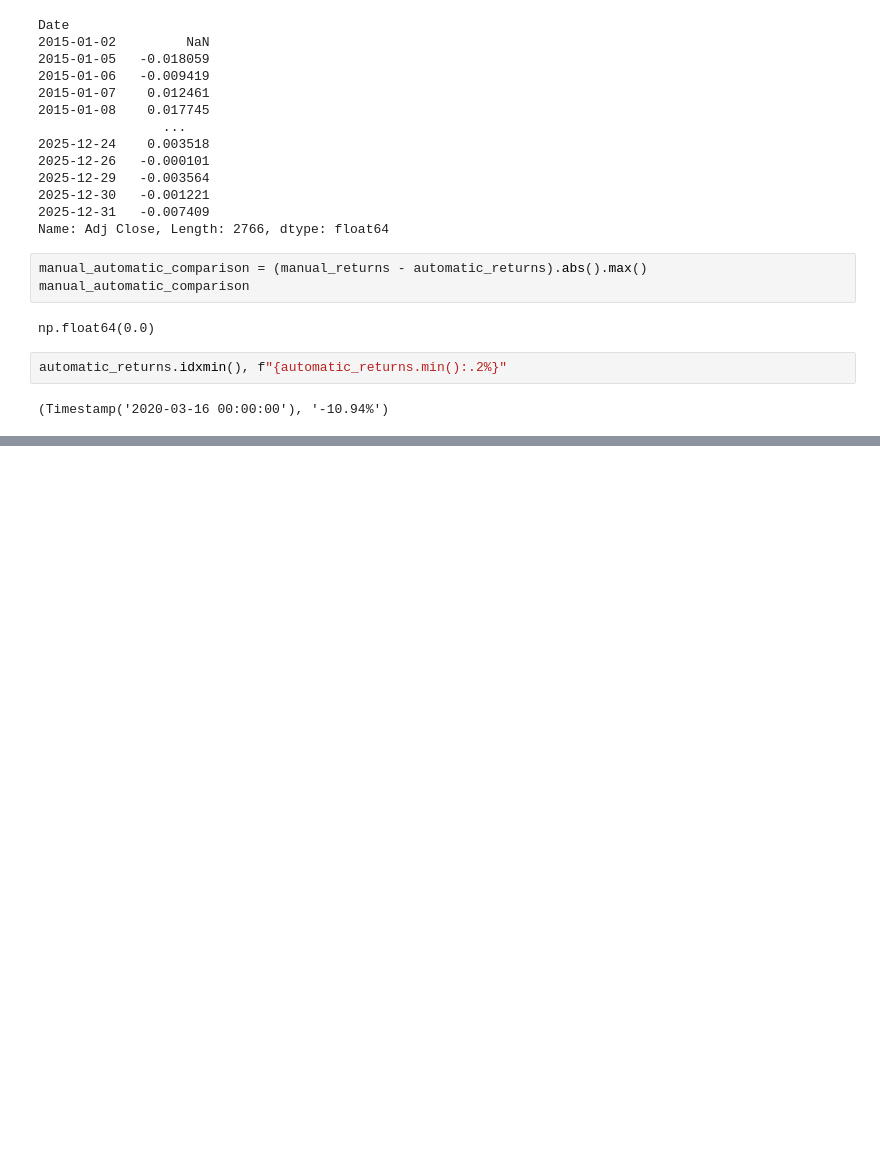
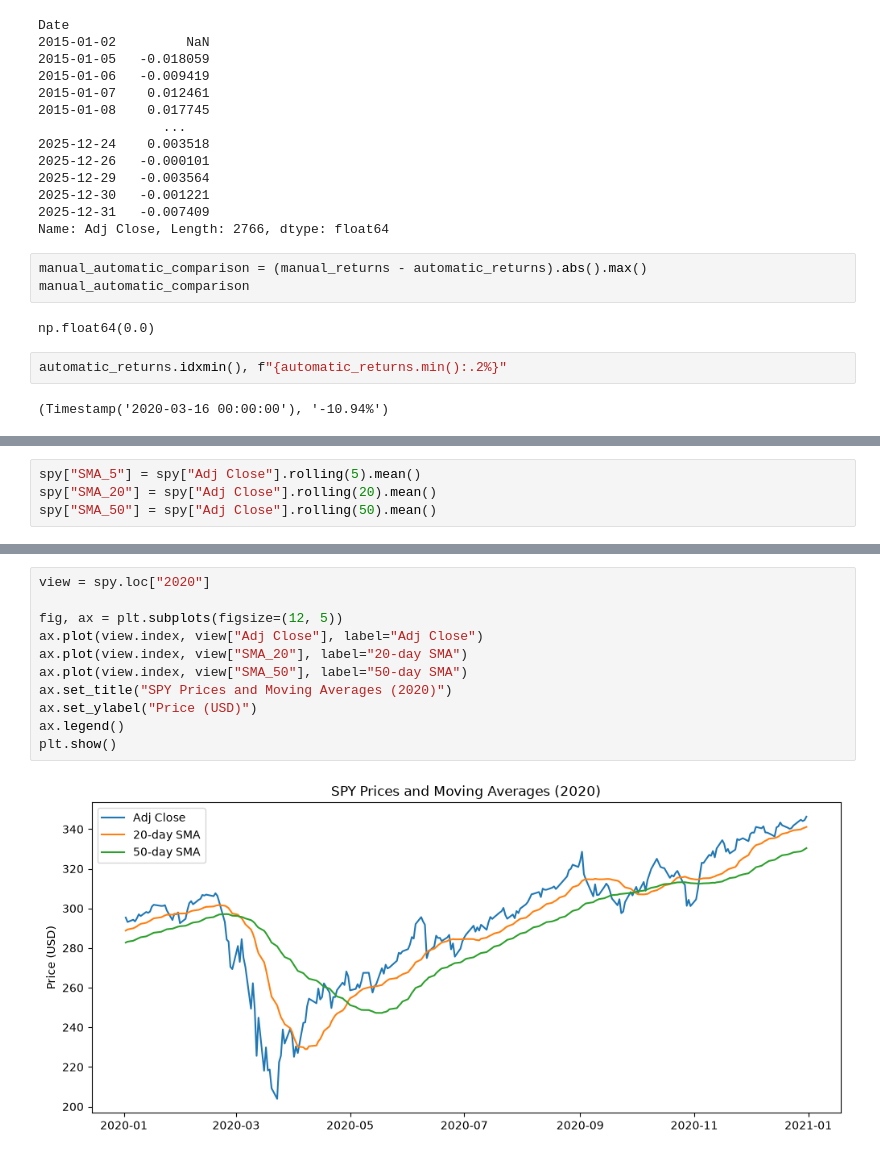
Before and after one commit to GHamilton04/backtester, a Jupyter notebook: notebooks/03_returns_and_averages.ipynb, the cells around one changed output, grey strips where cells are left out. Saved outputs shown, nothing was run; the diff lists cells and outputs as text; blank space fills up the shorter version.

```diff
--- a/notebooks/03_returns_and_averages.ipynb
+++ b/notebooks/03_returns_and_averages.ipynb
@@ -199,0 +216,4 @@ automatic_returns.idxmin(), f"{automatic_returns.min():.2%}"
+# %%
+spy["SMA_5"] = spy["Adj Close"].rolling(5).mean()
+spy["SMA_20"] = spy["Adj Close"].rolling(20).mean()
+spy["SMA_50"] = spy["Adj Close"].rolling(50).mean()
@@ -199,0 +267,13 @@ automatic_returns.idxmin(), f"{automatic_returns.min():.2%}"
+# %%
+view = spy.loc["2020"]
+
+fig, ax = plt.subplots(figsize=(12, 5))
+ax.plot(view.index, view["Adj Close"], label="Adj Close")
+ax.plot(view.index, view["SMA_20"], label="20-day SMA")
+ax.plot(view.index, view["SMA_50"], label="50-day SMA")
+ax.set_title("SPY Prices and Moving Averages (2020)")
+ax.set_ylabel("Price (USD)")
+ax.legend()
+plt.show()
+# %% [output]
+[figure, added]
```
Also changed, not shown: parts of 20 cells of this notebook.
